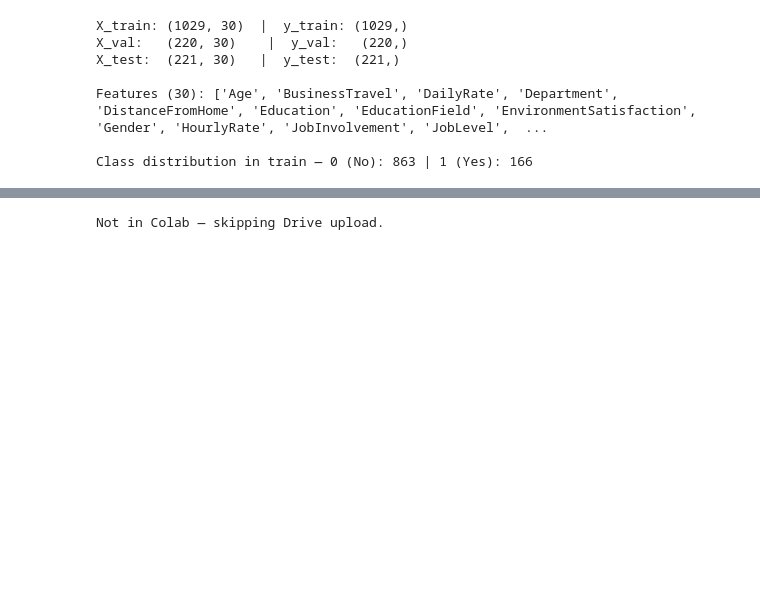
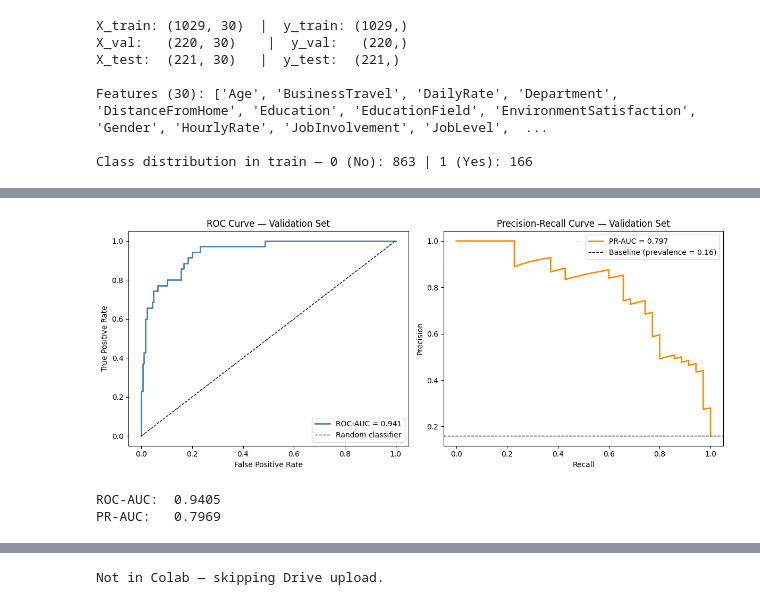
Before and after one commit to francescagrasso02/infoh512-project, a Jupyter notebook: notebooks/2.b. XGboost.ipynb, the cells around one changed output, grey strips where cells are left out. Saved outputs shown, nothing was run; the diff lists cells and outputs as text; code cells hidden in the pictures; blank space fills up the shorter version.

```diff
--- a/notebooks/2.b. XGboost.ipynb
+++ b/notebooks/2.b. XGboost.ipynb
@@ -214,0 +199,39 @@ print('\n📦 All artifacts saved locally.')
+# %%
+# ROC
+fpr, tpr, _          = roc_curve(y_val, y_val_proba)
+roc_auc              = auc(fpr, tpr)
+
+# Precision-Recall
+precision, recall, _ = precision_recall_curve(y_val, y_val_proba)
+pr_auc               = average_precision_score(y_val, y_val_proba)
+
+fig, axes = plt.subplots(1, 2, figsize=(12, 5))
+
+# ROC Curve
+axes[0].plot(fpr, tpr, color='steelblue', lw=2, label=f'ROC-AUC = {roc_auc:.3f}')
+axes[0].plot([0, 1], [0, 1], 'k--', lw=1, label='Random classifier')
+axes[0].set_xlabel('False Positive Rate')
+axes[0].set_ylabel('True Positive Rate')
+axes[0].set_title('ROC Curve — Validation Set')
+axes[0].legend()
+
+# PR Curve
+axes[1].plot(recall, precision, color='darkorange', lw=2, label=f'PR-AUC = {pr_auc:.3f}')
+axes[1].axhline(
+    y_val.mean(), color='k', linestyle='--', lw=1,
+    label=f'Baseline (prevalence = {y_val.mean():.2f})'
+)
+axes[1].set_xlabel('Recall')
+axes[1].set_ylabel('Precision')
+axes[1].set_title('Precision-Recall Curve — Validation Set')
+axes[1].legend()
+
+plt.tight_layout()
+plt.show()
+
+print(f'ROC-AUC:  {roc_auc:.4f}')
+print(f'PR-AUC:   {pr_auc:.4f}')
+# %% [output]
+[figure, added]
+ROC-AUC:  0.9405
+PR-AUC:   0.7969
```
Also changed, not shown: parts of 31 cells of this notebook, 3 other files.
